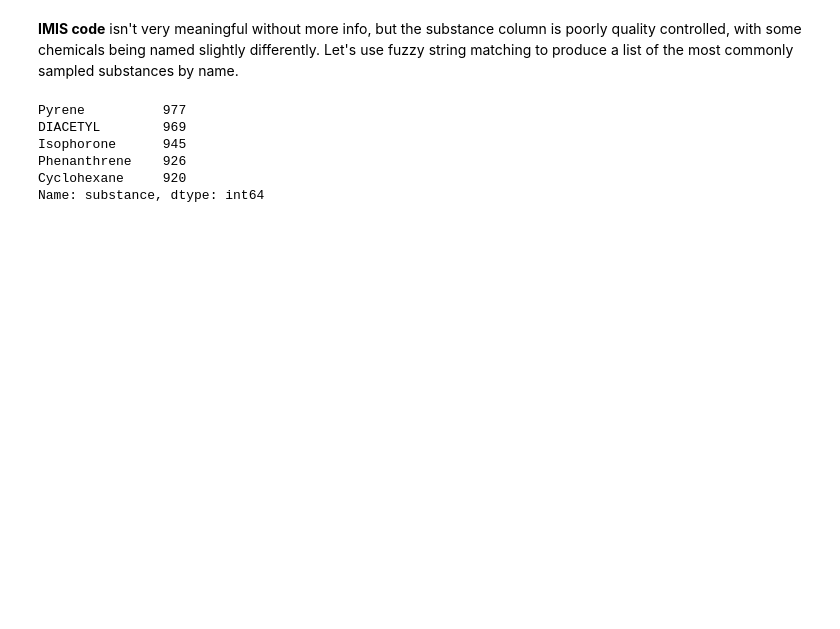
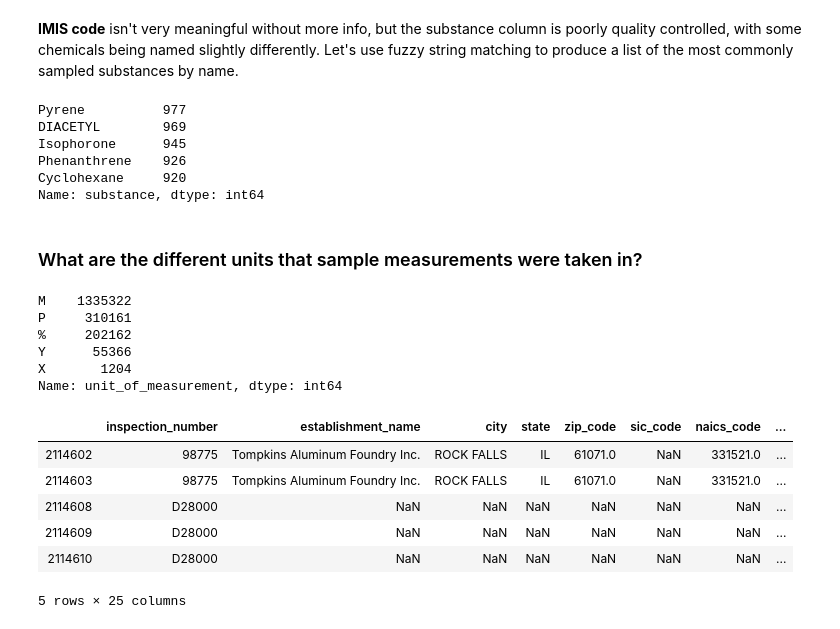
Before and after one commit to puruckertom/occupational_exposure, a Jupyter notebook: osha_data_exploration.ipynb, the cells around one changed output. Cells and saved outputs as stored; diff of their text form; code cells hidden in the pictures; blank space fills up the shorter version.

```diff
--- a/osha_data_exploration.ipynb
+++ b/osha_data_exploration.ipynb
@@ -85,0 +115,22 @@ Name: substance, dtype: int64
+# %% [markdown]
+### What are the different units that sample measurements were taken in?
+# %%
+counts_units = osha.unit_of_measurement.value_counts()
+counts_units.head(15)
+# %% [output]
+M    1335322
+P     310161
+%     202162
+Y      55366
+X       1204
+Name: unit_of_measurement, dtype: int64
+# %%
+osha[osha.sample_type=="['P', 'Y']"].tail()
+# %% [output]
+|  | inspection_number | establishment_name | city | state | zip_code | sic_code | naics_code | ... |
+| 2114602 | 98775 | Tompkins Aluminum Foundry Inc. | ROCK FALLS | IL | 61071.0 | NaN | 331521.0 | ... |
+| 2114603 | 98775 | Tompkins Aluminum Foundry Inc. | ROCK FALLS | IL | 61071.0 | NaN | 331521.0 | ... |
+| 2114608 | D28000 | NaN | NaN | NaN | NaN | NaN | NaN | ... |
+| 2114609 | D28000 | NaN | NaN | NaN | NaN | NaN | NaN | ... |
+| 2114610 | D28000 | NaN | NaN | NaN | NaN | NaN | NaN | ... |
+5 rows × 25 columns
```
Also changed, not shown: parts of 9 cells of this notebook, 1 other file.
